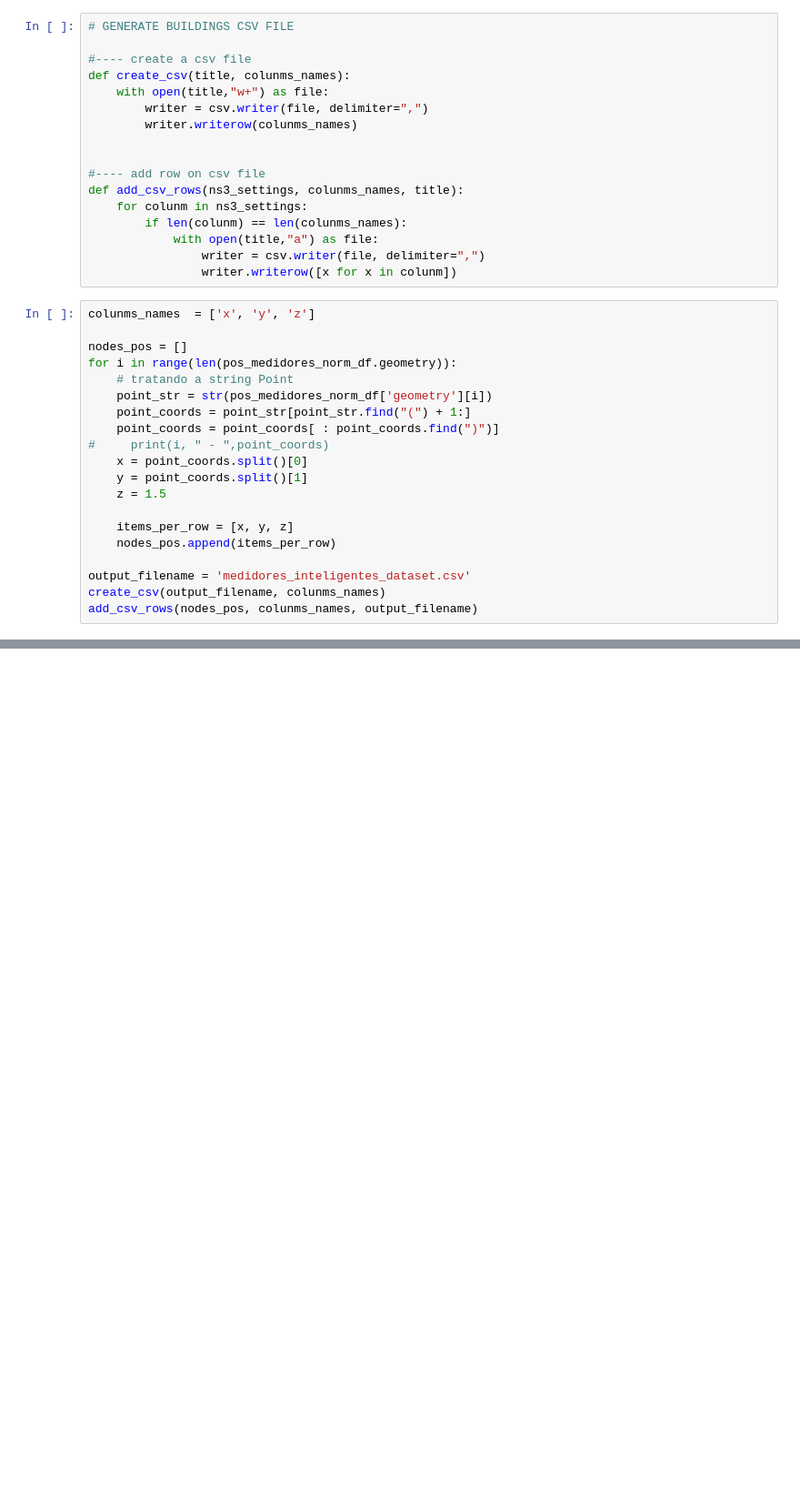
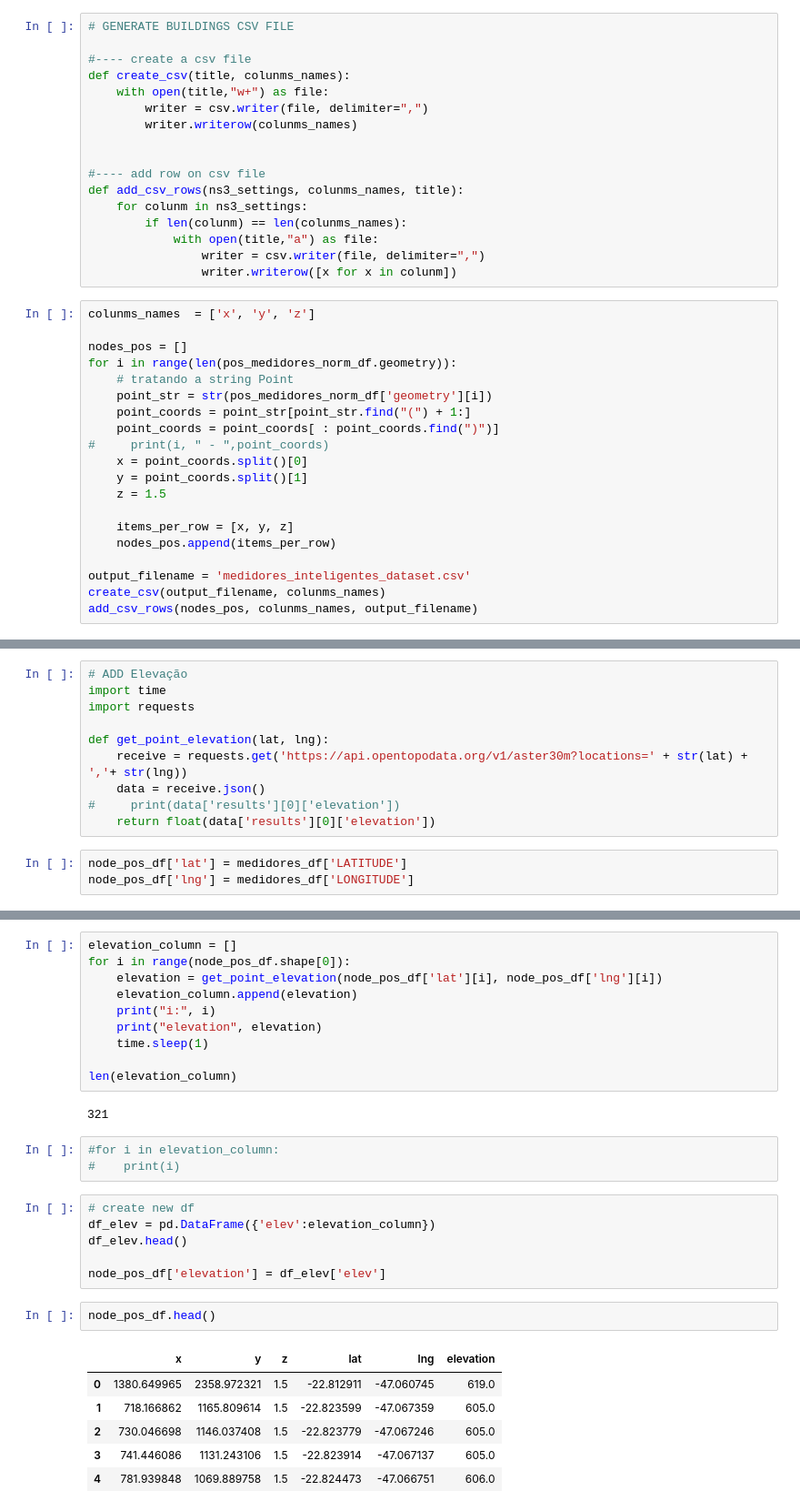
Before and after one commit to wasp-lahis/ns3-bmap, a Jupyter notebook: NS3/lorawan-experiments/smart-campus-applications/analyse_results/create-dataset-inputs-to-ns3.ipynb, the cells around one changed output, grey strips where cells are left out. Shown at 91% size. Saved outputs shown, nothing was run; the diff lists cells and outputs as text; blank space fills up the shorter version.

```diff
--- a/NS3/lorawan-experiments/smart-campus-applications/analyse_results/create-dataset-inputs-to-ns3.ipynb
+++ b/NS3/lorawan-experiments/smart-campus-applications/analyse_results/create-dataset-inputs-to-ns3.ipynb
@@ -1064,0 +1177,13 @@ DATASET SHAPE: (321, 3)
+# %%
+# ADD Elevação
+import time
+import requests
+
+def get_point_elevation(lat, lng):
+    receive = requests.get('https://api.opentopodata.org/v1/aster30m?locations=' + str(lat) + ','+ str(lng))
+    data = receive.json()
+#     print(data['results'][0]['elevation'])
+    return float(data['results'][0]['elevation'])
+# %%
+node_pos_df['lat'] = medidores_df['LATITUDE']
+node_pos_df['lng'] = medidores_df['LONGITUDE']
@@ -1064,0 +1199,30 @@ DATASET SHAPE: (321, 3)
+# %%
+elevation_column = []
+for i in range(node_pos_df.shape[0]):
+    elevation = get_point_elevation(node_pos_df['lat'][i], node_pos_df['lng'][i])
+    elevation_column.append(elevation)
+    print("i:", i)
+    print("elevation", elevation)
+    time.sleep(1)
+
+len(elevation_column)
+# %% [output]
+321
+# %%
+#for i in elevation_column:
+#    print(i)
+# %%
+# create new df
+df_elev = pd.DataFrame({'elev':elevation_column})
+df_elev.head()
+
+node_pos_df['elevation'] = df_elev['elev']
+# %%
+node_pos_df.head()
+# %% [output]
+|  | x | y | z | lat | lng | elevation |
+| 0 | 1380.649965 | 2358.972321 | 1.5 | -22.812911 | -47.060745 | 619.0 |
+| 1 | 718.166862 | 1165.809614 | 1.5 | -22.823599 | -47.067359 | 605.0 |
+| 2 | 730.046698 | 1146.037408 | 1.5 | -22.823779 | -47.067246 | 605.0 |
+| 3 | 741.446086 | 1131.243106 | 1.5 | -22.823914 | -47.067137 | 605.0 |
+| 4 | 781.939848 | 1069.889758 | 1.5 | -22.824473 | -47.066751 | 606.0 |
```
Also changed, not shown: parts of 16 cells of this notebook, 12 other files.
